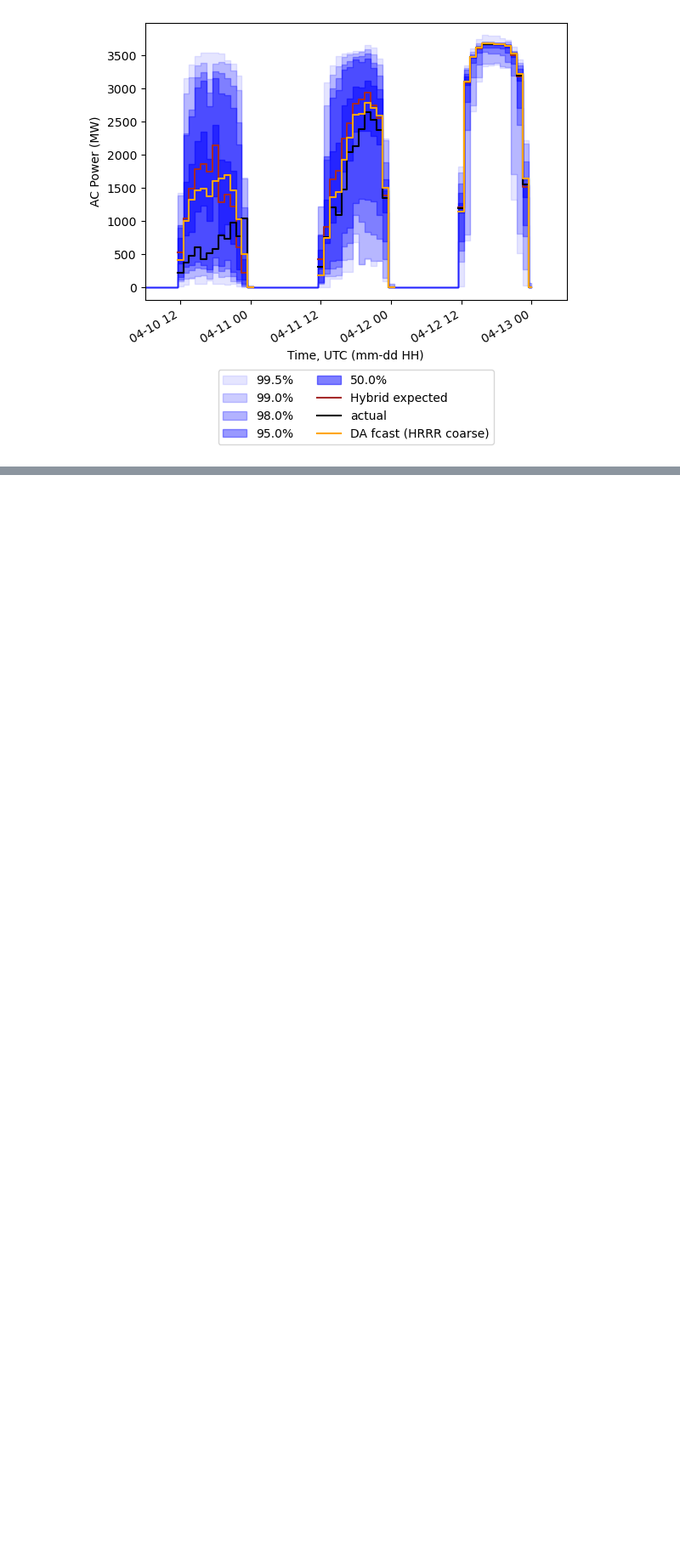
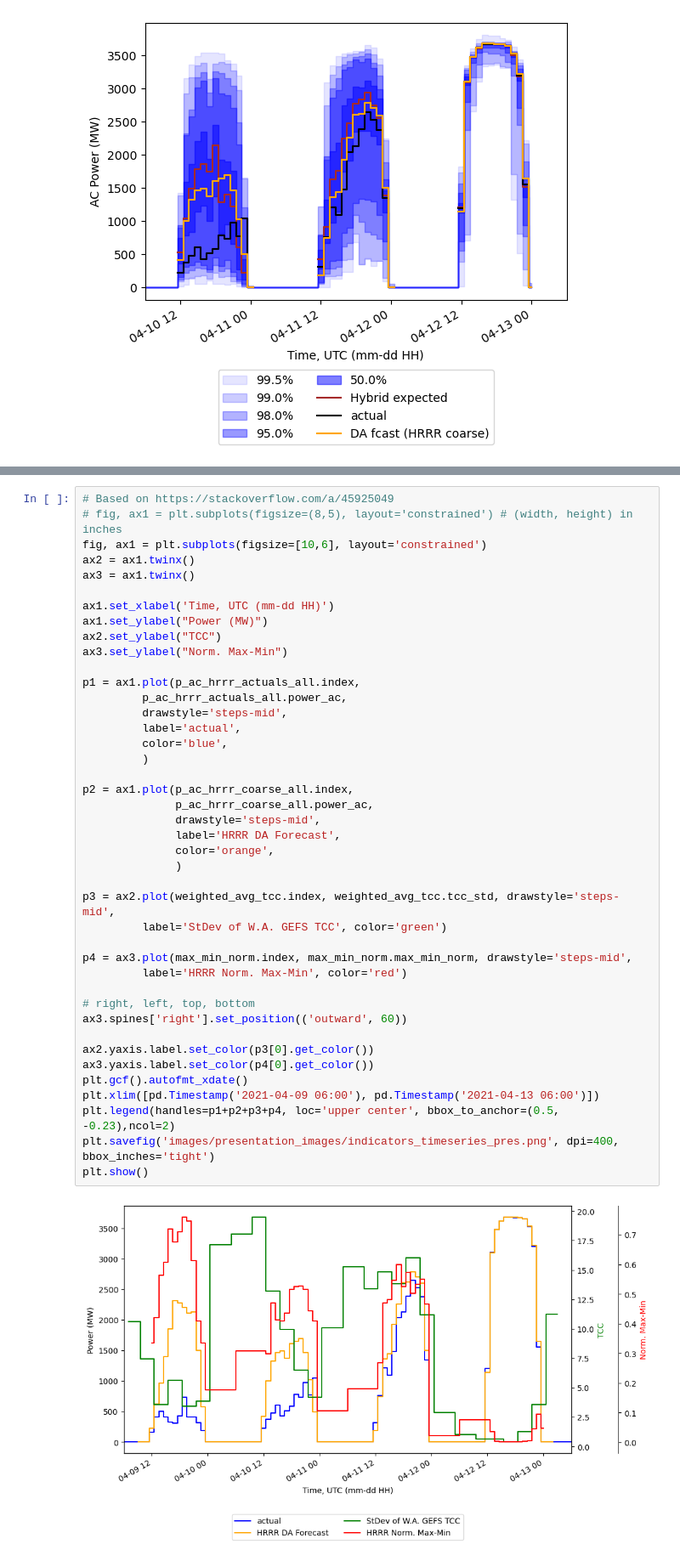
Before and after one commit to williamhobbs/solar-fleet-forecast-probability-tool, a Jupyter notebook: make_pvsc_plots.ipynb, the cells around one changed output, grey strips where cells are left out. Shown at 85% size. Drawn from its saved outputs; the diff is of its cells as text; blank space fills up the shorter version.

```diff
--- a/make_pvsc_plots.ipynb
+++ b/make_pvsc_plots.ipynb
@@ -595,0 +872,44 @@ plt.show()
+# %%
+# Based on https://stackoverflow.com/a/45925049
+# fig, ax1 = plt.subplots(figsize=(8,5), layout='constrained') # (width, height) in inches
+fig, ax1 = plt.subplots(figsize=[10,6], layout='constrained')
+ax2 = ax1.twinx()
+ax3 = ax1.twinx()
+
+ax1.set_xlabel('Time, UTC (mm-dd HH)')
+ax1.set_ylabel("Power (MW)")
+ax2.set_ylabel("TCC")
+ax3.set_ylabel("Norm. Max-Min")
+
+p1 = ax1.plot(p_ac_hrrr_actuals_all.index,
+         p_ac_hrrr_actuals_all.power_ac,
+         drawstyle='steps-mid',
+         label='actual',
+         color='blue',
+         )
+
+p2 = ax1.plot(p_ac_hrrr_coarse_all.index,
+              p_ac_hrrr_coarse_all.power_ac,
+              drawstyle='steps-mid',
+              label='HRRR DA Forecast',
+              color='orange',
+              )
+
+p3 = ax2.plot(weighted_avg_tcc.index, weighted_avg_tcc.tcc_std, drawstyle='steps-mid',
+         label='StDev of W.A. GEFS TCC', color='green')
+
+p4 = ax3.plot(max_min_norm.index, max_min_norm.max_min_norm, drawstyle='steps-mid',
+         label='HRRR Norm. Max-Min', color='red')
+
+# right, left, top, bottom
+ax3.spines['right'].set_position(('outward', 60))
+
+ax2.yaxis.label.set_color(p3[0].get_color())
+ax3.yaxis.label.set_color(p4[0].get_color())
+plt.gcf().autofmt_xdate()
+plt.xlim([pd.Timestamp('2021-04-09 06:00'), pd.Timestamp('2021-04-13 06:00')])
+plt.legend(handles=p1+p2+p3+p4, loc='upper center', bbox_to_anchor=(0.5, -0.23),ncol=2)
+plt.savefig('images/presentation_images/indicators_timeseries_pres.png', dpi=400, bbox_inches='tight')
+plt.show()
+# %% [output]
+[figure, added]
```
Also changed, not shown: parts of 11 cells of this notebook, 25 other files.
